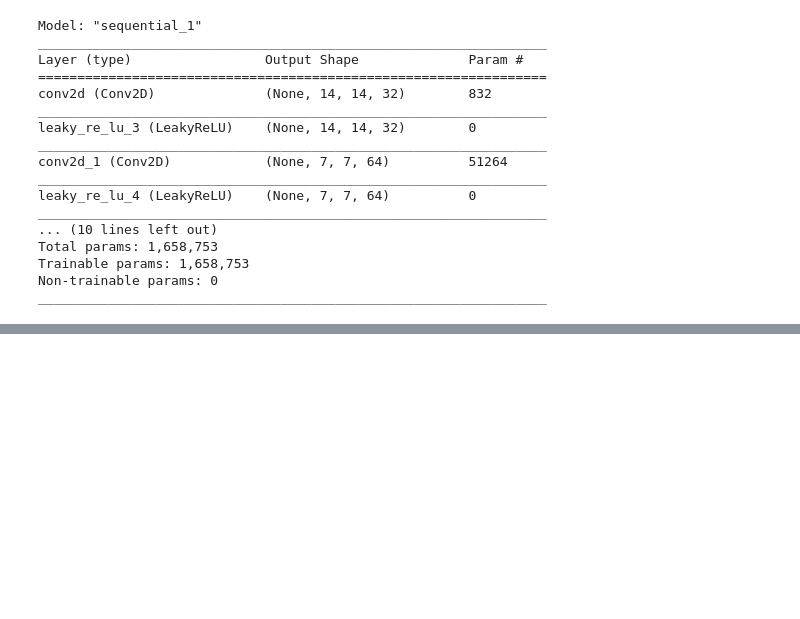
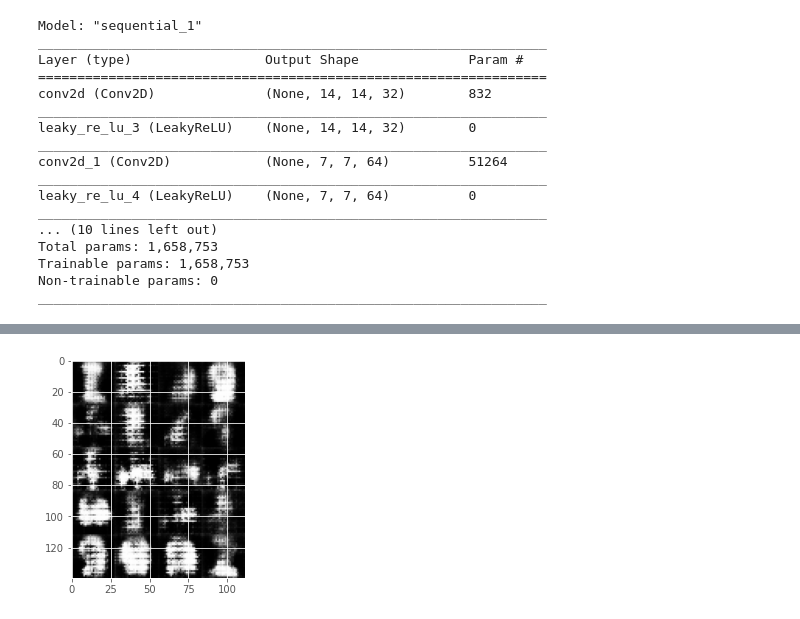
Before and after one commit to sayakpaul/GAN-Hacks, a Jupyter notebook: WGAN_Experimentation.ipynb, the cells around one changed output, grey strips where cells are left out. Cells and saved outputs as stored; diff of their text form; code cells hidden in the pictures; blank space fills up the shorter version.

```diff
--- a/WGAN_Experimentation.ipynb
+++ b/WGAN_Experimentation.ipynb
@@ -316,0 +329,6 @@ plt.show()
+# %%
+montage_3 =  plt.imread("vis5000.png")
+plt.imshow(montage_3)
+plt.show()
+# %% [output]
+[figure, added]
```
Also changed, not shown: parts of 12 cells of this notebook.
